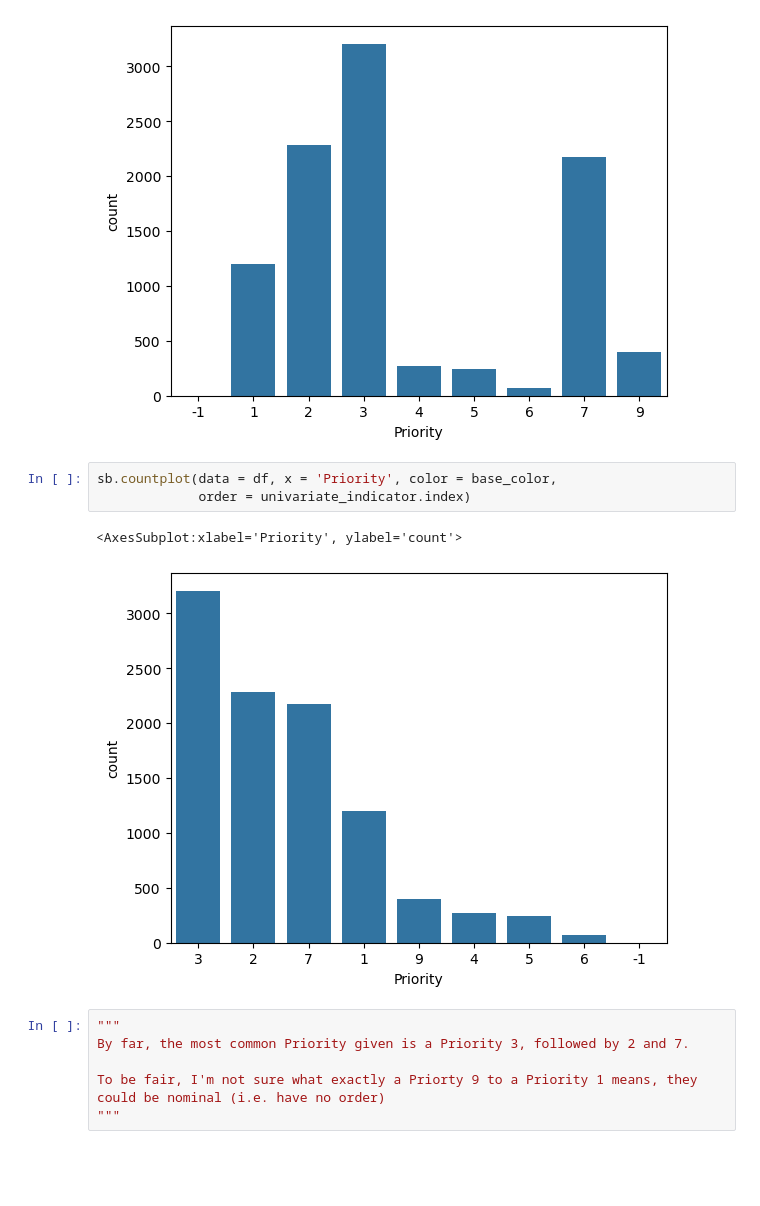
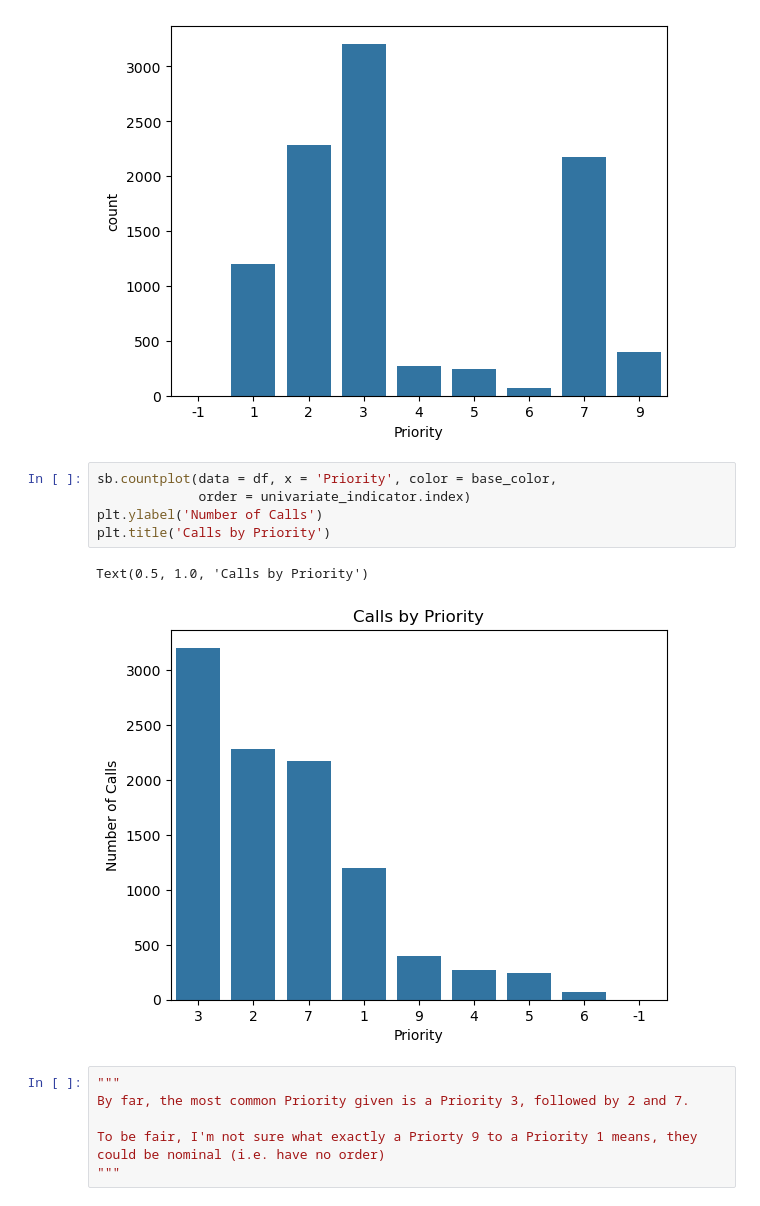
Before and after one commit to clickityKlein/Blog_Post_Emergency_Calls, a Jupyter notebook: blog_post_notebook.ipynb, the cells around one changed output. Cells and saved outputs as stored; diff of their text form; blank space fills up the shorter version.

```diff
--- a/blog_post_notebook.ipynb
+++ b/blog_post_notebook.ipynb
@@ -522,9 +522,11 @@ sb.countplot(data = df, x = 'Priority', color = base_color)
 # %%
 sb.countplot(data = df, x = 'Priority', color = base_color,
              order = univariate_indicator.index)
+plt.ylabel('Number of Calls')
+plt.title('Calls by Priority')
 # %% [output]
-<AxesSubplot:xlabel='Priority', ylabel='count'>
+Text(0.5, 1.0, 'Calls by Priority')
-[figure, old version]
+[figure, new version]
 # %%
 """
 By far, the most common Priority given is a Priority 3, followed by 2 and 7.
```
Also changed, not shown: parts of 4 cells of this notebook, 1 other file.
